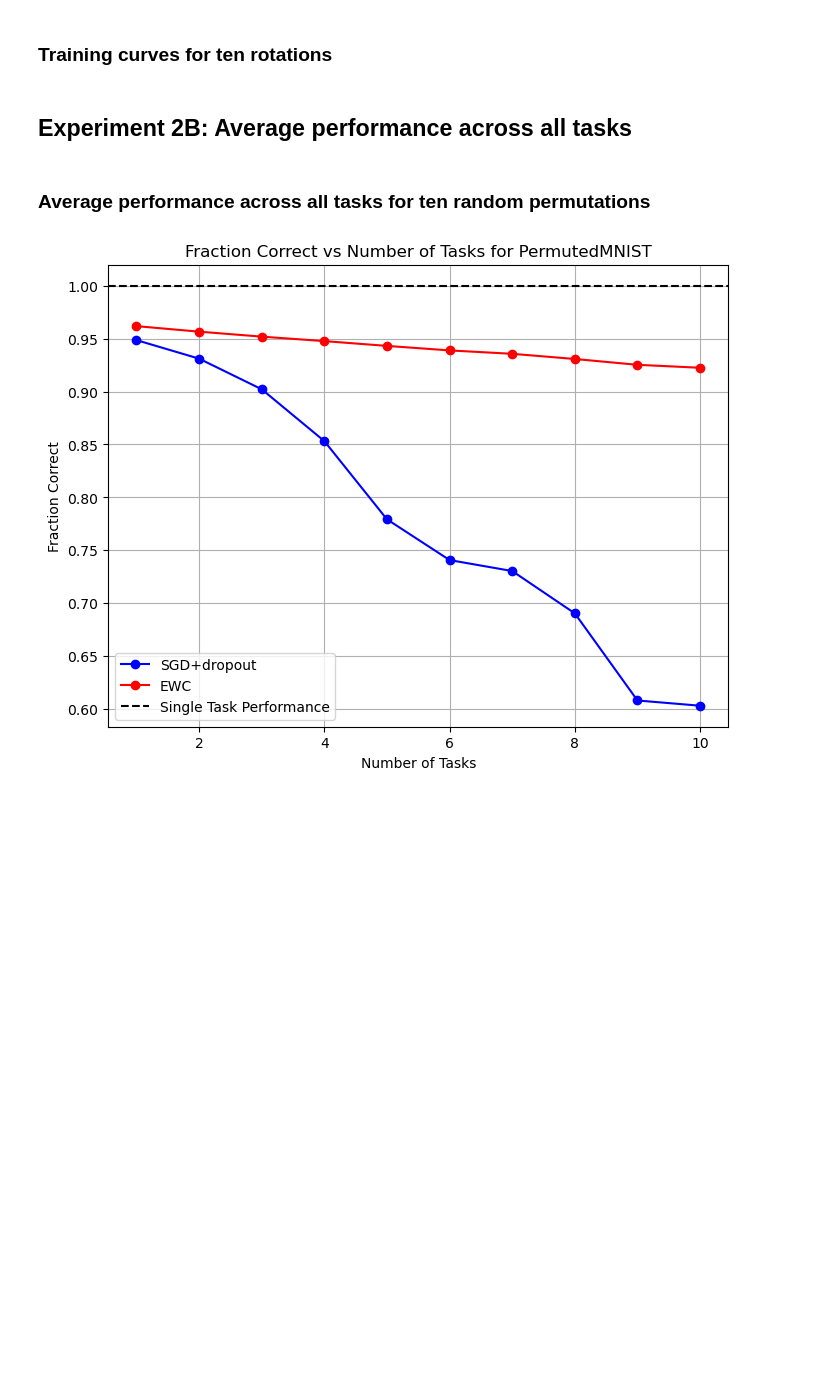
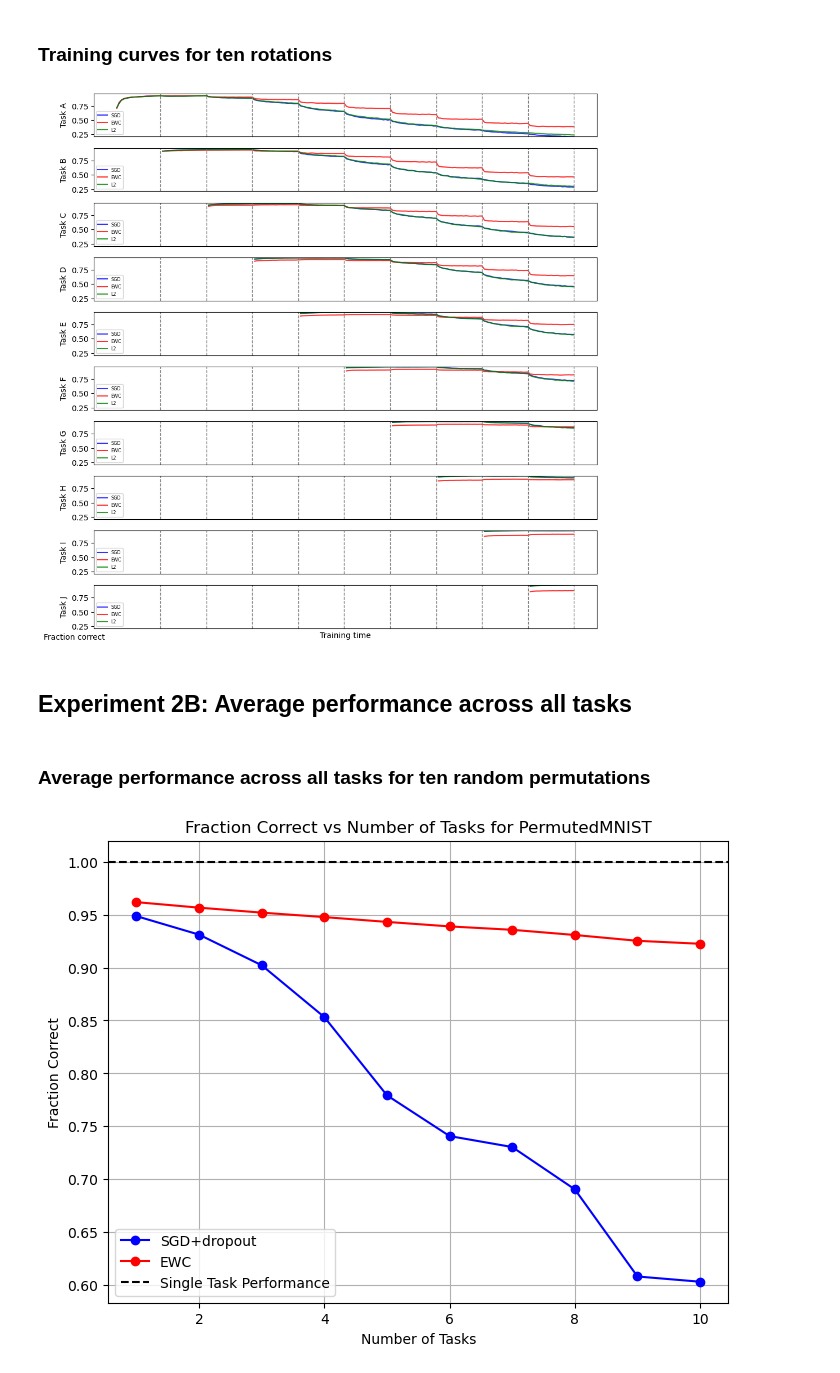
Before and after one commit to AleksicJelisaveta/EE411---Project, a Jupyter notebook: plot_results.ipynb, the cells around one changed output. Saved outputs shown, nothing was run; the diff lists cells and outputs as text; code cells hidden in the pictures; blank space fills up the shorter version.

```diff
--- a/plot_results.ipynb
+++ b/plot_results.ipynb
@@ -18,5 +21,12 @@ plot_experiment_2A(epoch_accuracies_SGD_permutated, epoch_accuracies_EWC_permuta
 # %% [markdown]
 ### Training curves for ten rotations
+# %%
+
+file_path = os.path.join(os.getcwd(), "results", "experiment2A_results_rotated.csv")
+epoch_accuracies_SGD_rotated, epoch_accuracies_EWC_rotated, epoch_accuracies_L2_rotated = extract_epoch_accuracies(file_path)
+plot_experiment_2A(epoch_accuracies_SGD_rotated, epoch_accuracies_EWC_rotated, epoch_accuracies_L2_rotated)
+# %% [output]
+[figure, added]
 # %% [markdown]
 ## Experiment 2B: Average performance across all tasks
 # %% [markdown]
```
Also changed, not shown: parts of 2 cells of this notebook.
